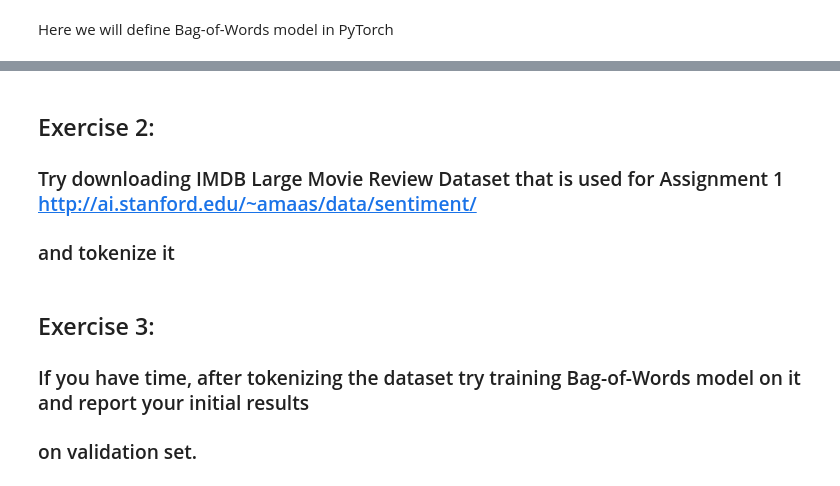
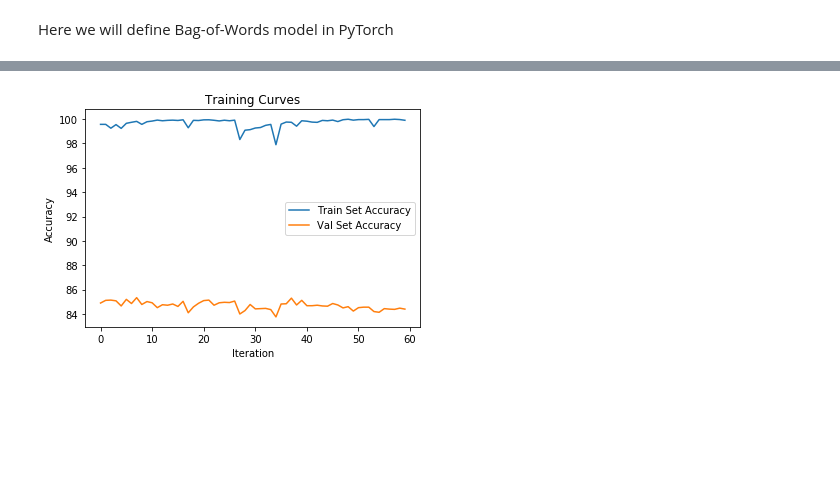
Before and after one commit to ksenialearn/bag_of_words_pytorch, a Jupyter notebook: bag_of_words.ipynb, the cells around one changed output, grey strips where cells are left out. Drawn from its saved outputs; the diff is of its cells as text; code cells hidden in the pictures; blank space fills up the shorter version.

```diff
--- a/bag_of_words.ipynb
+++ b/bag_of_words.ipynb
@@ -211,11 +214,7 @@ Now we are going to create PyTorch DataLoader
 # %%
 MAX_SENTENCE_LENGTH = 200 #80/90% of document
 
-import numpy as np
-import torch
-from torch.utils.data import Dataset
-
-class NewsGroupDataset(Dataset):
+class imdb_Dataset(Dataset):
     """
     Class that represents a train/validation/test dataset that's readable for PyTorch
     Note that this class inherits torch.utils.data.Dataset
@@ -239,11 +238,11 @@ class NewsGroupDataset(Dataset):
         Triggered when you call dataset[i]
         """
 
-        token_idx = self.data_list[key][:MAX_SENTENCE_LENGTH]
+        tokens = self.data_list[key][:MAX_SENTENCE_LENGTH]
         label = self.target_list[key]
-        return [token_idx, len(token_idx), label]
+        return [tokens, len(tokens), label]
 
-def newsgroup_collate_func(batch): #padding so all data have same length
+def imdb_collate_func(batch): #padding so all data have same length
     """
     Customized function for DataLoader that dynamically pads the batch so that all
     data have the same length
@@ -270,22 +269,22 @@ def newsgroup_collate_func(batch): #padding so all data have same length
 #test_loader = NewsGroupDataset(test_data_indices, test_targets)
 
 BATCH_SIZE = 32
-train_dataset = NewsGroupDataset(train_data_indices, train_targets)
+train_dataset = imdb_Dataset(train_data_indices, train_targets)
 train_loader = torch.utils.data.DataLoader(dataset=train_dataset,
                                            batch_size=BATCH_SIZE,
-                                           collate_fn=newsgroup_collate_func,
+                                           collate_fn=imdb_collate_func,
                                            shuffle=True) #shuffle train
 
-val_dataset = NewsGroupDataset(val_data_indices, val_targets)
+val_dataset = imdb_Dataset(val_data_indices, val_targets)
 val_loader = torch.utils.data.DataLoader(dataset=val_dataset,
                                            batch_size=BATCH_SIZE,
-                                           collate_fn=newsgroup_collate_func,
+                                           collate_fn=imdb_collate_func,
                                            shuffle=True) #shuffle val
 
-test_dataset = NewsGroupDataset(test_data_indices, test_targets)
+test_dataset = imdb_Dataset(test_data_indices, test_targets)
 test_loader = torch.utils.data.DataLoader(dataset=test_dataset,
                                            batch_size=BATCH_SIZE,
-                                           collate_fn=newsgroup_collate_func,
+                                           collate_fn=imdb_collate_func,
                                            shuffle=False) #don't shuffle test
 
 #for i, (data, lengths, labels) in enumerate(train_loader):
@@ -358,6 +352,9 @@ def test_model(loader, model):
         correct += predicted.eq(labels.view_as(predicted)).sum().item()
     return (100 * correct / total)
 
+train_acc_hist = []
+val_acc_hist = []
+
 for epoch in range(num_epochs):
     for i, (data, lengths, labels) in enumerate(train_loader):
         model.train() #set training mode
@@ -373,4 +370,9 @@ for epoch in range(num_epochs):
             val_acc = test_model(val_loader, model)
             print('Epoch: [{}/{}], Step: [{}/{}], Validation Acc: {}'.format(
                        epoch+1, num_epochs, i+1, len(train_loader), val_acc))
+
+            #Save performance for plotting
+            val_acc_hist.append(val_acc)
+            train_acc = test_model(train_loader, model)
+            train_acc_hist.append(train_acc)
 # %% [output]
@@ -406,8 +404,10 @@ Test Acc 79.26181625066384
-# %% [markdown]
-## Exercise 2:
-### Try downloading IMDB Large Movie Review Dataset that is used for Assignment 1 http://ai.stanford.edu/~amaas/data/sentiment/
-### and tokenize it
-# %% [markdown]
-## Exercise 3:
-### If you have time, after tokenizing the dataset try training Bag-of-Words model on it and report your initial results
-### on validation set.
+# %%
+plt.plot(train_acc_hist, label='Train Set Accuracy')
+plt.plot(val_acc_hist, label='Val Set Accuracy')
+plt.ylabel('Accuracy')
+plt.xlabel('Iteration')
+plt.title('Training Curves')
+plt.legend()
+plt.show()
+# %% [output]
+[figure, added]
```
Also changed, not shown: parts of 11 cells of this notebook.
